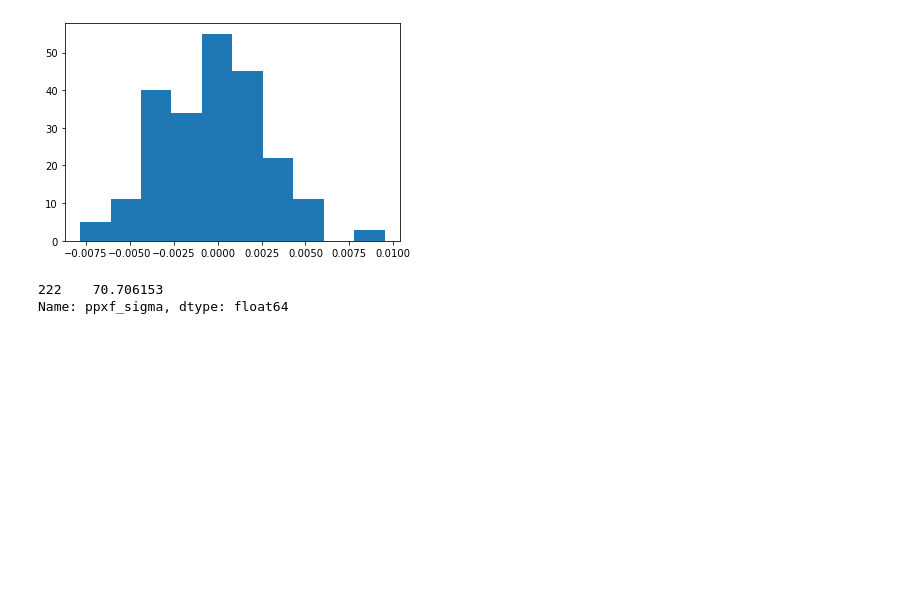
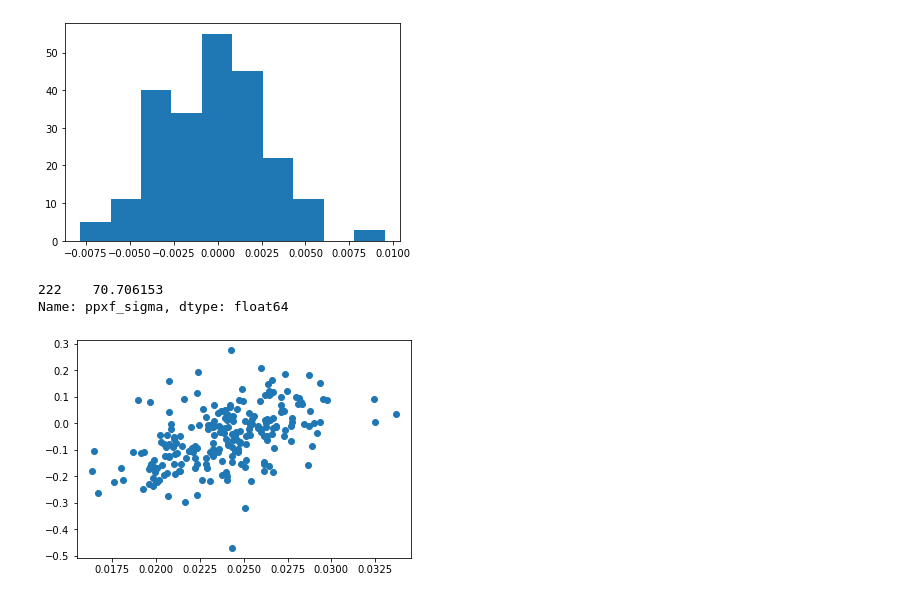
Before and after one commit to KSaid-1/DESI_fuji_FP, a Jupyter notebook: Coma_distance_v01.ipynb, the cells around one changed output. Cells and saved outputs as stored; diff of their text form; code cells hidden in the pictures; blank space fills up the shorter version.

```diff
--- a/Coma_distance_v01.ipynb
+++ b/Coma_distance_v01.ipynb
@@ -158,3 +273,8 @@ outliers.ppxf_sigma
 # %% [output]
 222    70.706153
 Name: ppxf_sigma, dtype: float64
+# %%
+plt.scatter(coma_merged.zcmb,coma_merged.logdist_corr)
+plt.show()
+# %% [output]
+[figure, added]
```
Also changed, not shown: parts of 13 cells of this notebook.
